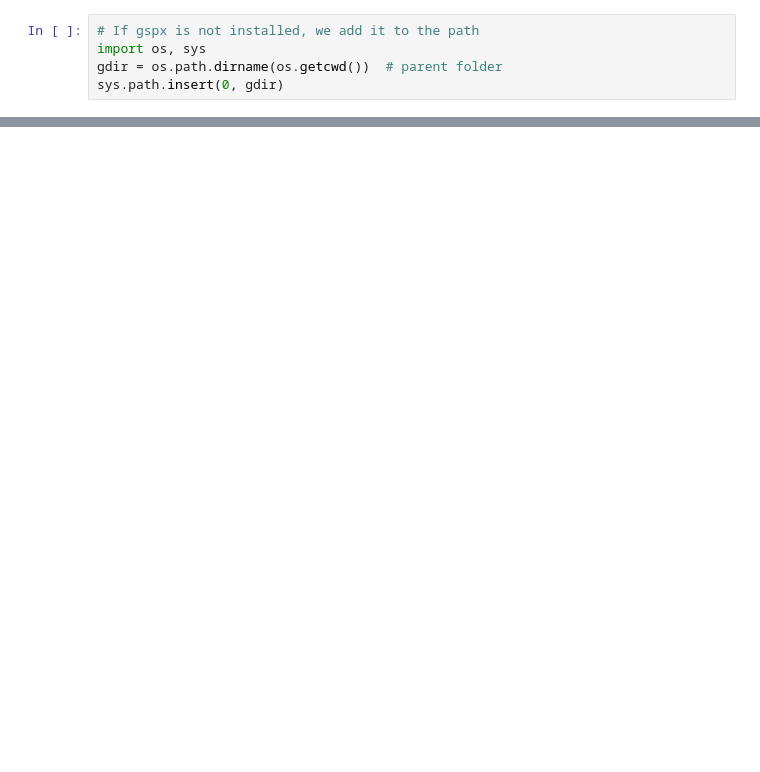
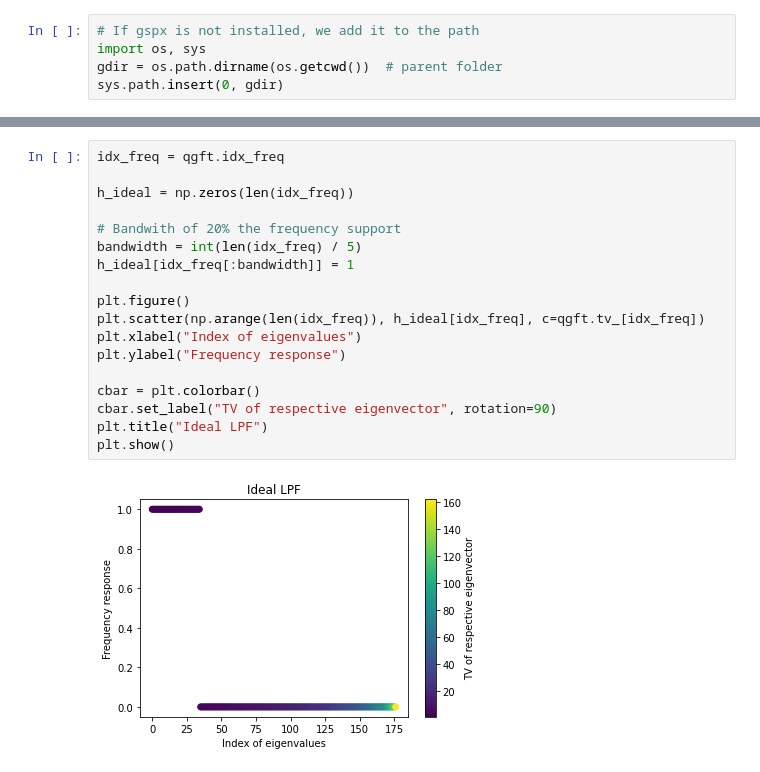
Before and after one commit to gboaviagem/gspx, a Jupyter notebook: notebooks/04_qlms.ipynb, the cells around one changed output, grey strips where cells are left out. Drawn from its saved outputs; the diff is of its cells as text; blank space fills up the shorter version.

```diff
--- a/notebooks/04_qlms.ipynb
+++ b/notebooks/04_qlms.ipynb
@@ -145,0 +88,20 @@ lms.fit(eig_vander, y=theta_ideal)
+# %%
+idx_freq = qgft.idx_freq
+
+h_ideal = np.zeros(len(idx_freq))
+
+# Bandwith of 20% the frequency support
+bandwidth = int(len(idx_freq) / 5)
+h_ideal[idx_freq[:bandwidth]] = 1
+
+plt.figure()
+plt.scatter(np.arange(len(idx_freq)), h_ideal[idx_freq], c=qgft.tv_[idx_freq])
+plt.xlabel("Index of eigenvalues")
+plt.ylabel("Frequency response")
+
+cbar = plt.colorbar()
+cbar.set_label("TV of respective eigenvector", rotation=90)
+plt.title("Ideal LPF")
+plt.show()
+# %% [output]
+[figure, added]
```
Also changed, not shown: parts of 42 cells of this notebook, 8 other files.
